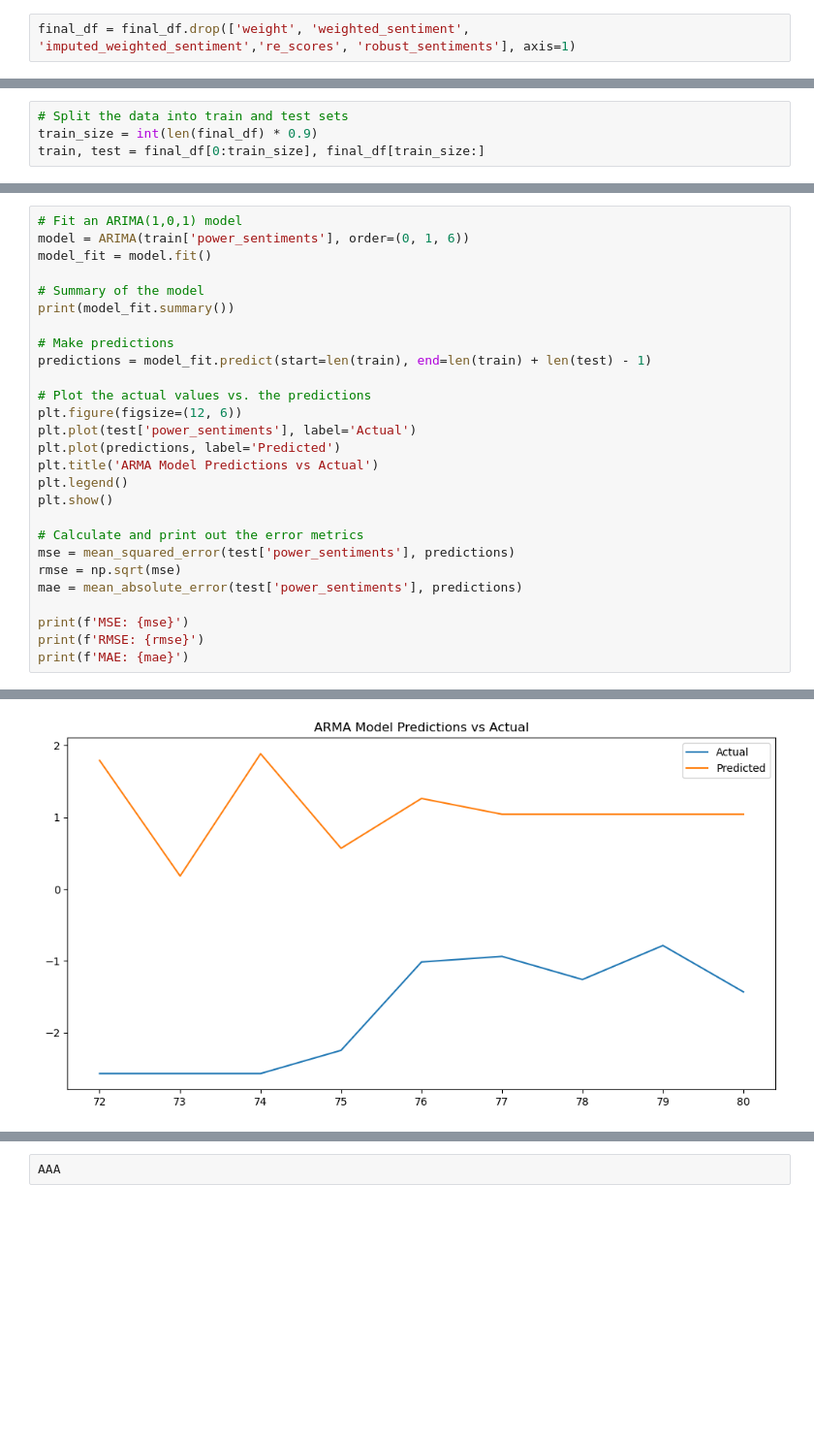
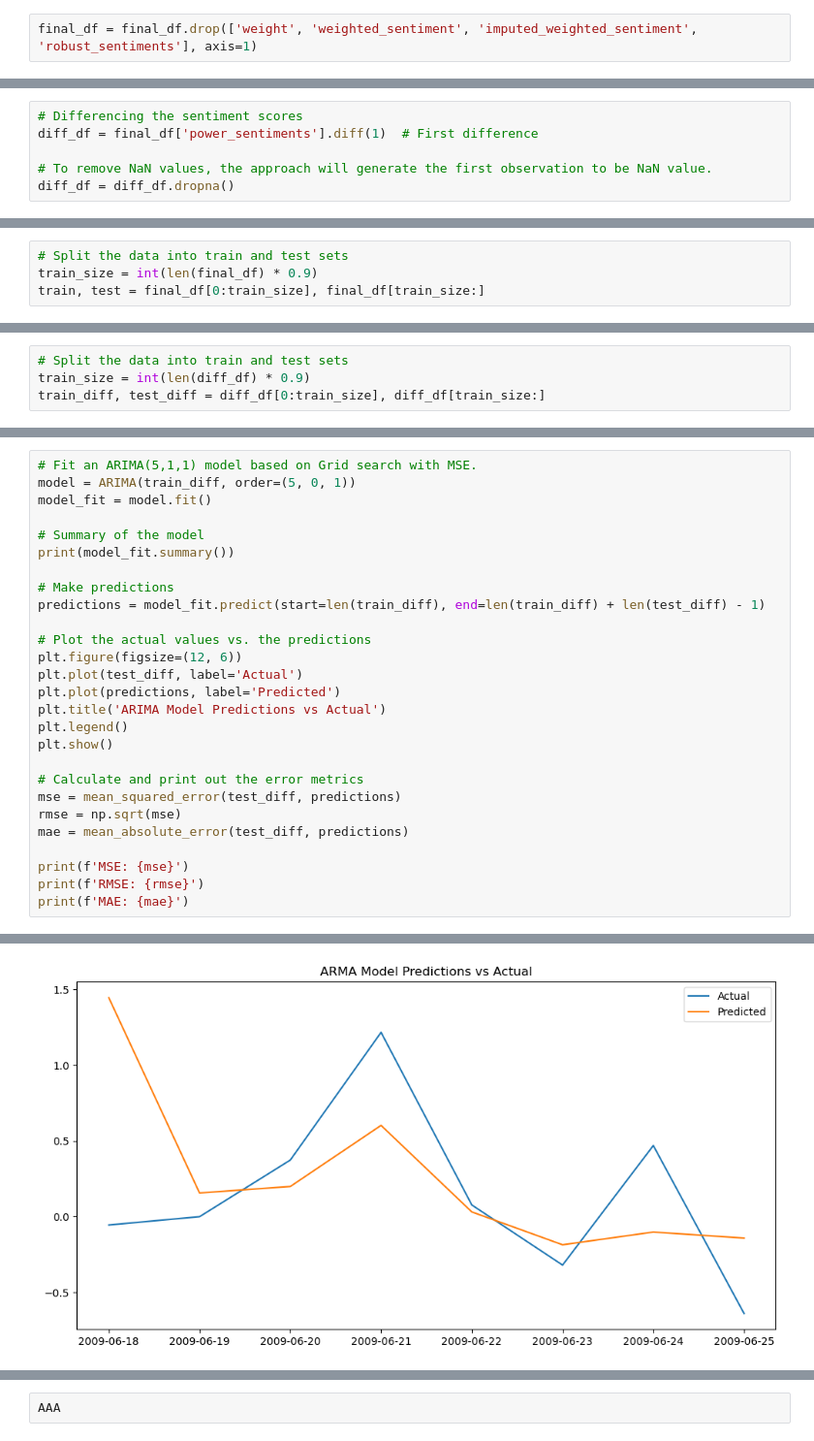
Before and after one commit to nozomu2020264/MSc-DA---CA2---2020264---10-11-23, a Jupyter notebook: CA2 - Nozomu Nakanishi.ipynb, the cells around one changed output, grey strips where cells are left out. Shown at 97% size. Cells and saved outputs as stored; diff of their text form; blank space fills up the shorter version.

Commit message:
AR, ARMA and ARIMA time series perfomed
Time series performed and next step is the forecasting.

- sarima being performed at a side;

```diff
--- a/CA2 - Nozomu Nakanishi.ipynb
+++ b/CA2 - Nozomu Nakanishi.ipynb
@@ -1670,3 +1963,3 @@ final_df.head()
 # %%
-final_df = final_df.drop(['weight', 'weighted_sentiment', 'imputed_weighted_sentiment','re_scores', 'robust_sentiments'], axis=1)
+final_df = final_df.drop(['weight', 'weighted_sentiment', 'imputed_weighted_sentiment', 'robust_sentiments'], axis=1)
 # %%
@@ -1779,0 +2071,6 @@ plt.show()
+# %%
+# Differencing the sentiment scores
+diff_df = final_df['power_sentiments'].diff(1)  # First difference
+
+# To remove NaN values, the approach will generate the first observation to be NaN value.
+diff_df = diff_df.dropna()
@@ -2111,0 +2212,4 @@ MAE: 2.1735285177139616
+# %%
+# Split the data into train and test sets
+train_size = int(len(diff_df) * 0.9)
+train_diff, test_diff = diff_df[0:train_size], diff_df[train_size:]
@@ -2196,26 +2844,26 @@ forecast = model.predict(n_periods=len(test['power_sentiments']))
 # %%
-# Fit an ARIMA(1,0,1) model
-model = ARIMA(train['power_sentiments'], order=(0, 1, 6))
+# Fit an ARIMA(5,1,1) model based on Grid search with MSE.
+model = ARIMA(train_diff, order=(5, 0, 1))
 model_fit = model.fit()
 
 # Summary of the model
 print(model_fit.summary())
 
 # Make predictions
-predictions = model_fit.predict(start=len(train), end=len(train) + len(test) - 1)
+predictions = model_fit.predict(start=len(train_diff), end=len(train_diff) + len(test_diff) - 1)
 
 # Plot the actual values vs. the predictions
 plt.figure(figsize=(12, 6))
-plt.plot(test['power_sentiments'], label='Actual')
+plt.plot(test_diff, label='Actual')
 plt.plot(predictions, label='Predicted')
-plt.title('ARMA Model Predictions vs Actual')
+plt.title('ARIMA Model Predictions vs Actual')
 plt.legend()
 plt.show()
 
 # Calculate and print out the error metrics
-mse = mean_squared_error(test['power_sentiments'], predictions)
+mse = mean_squared_error(test_diff, predictions)
 rmse = np.sqrt(mse)
-mae = mean_absolute_error(test['power_sentiments'], predictions)
+mae = mean_absolute_error(test_diff, predictions)
 
 print(f'MSE: {mse}')
 print(f'RMSE: {rmse}')
@@ -2237,5 +2885,5 @@ Covariance Type:                  opg
 ===================================================================================
 
 Warnings:
 [1] Covariance matrix calculated using the outer product of gradients (complex-step).
-[figure, old version]
+[figure, new version]
```
Also changed, not shown: parts of 146 cells of this notebook.
